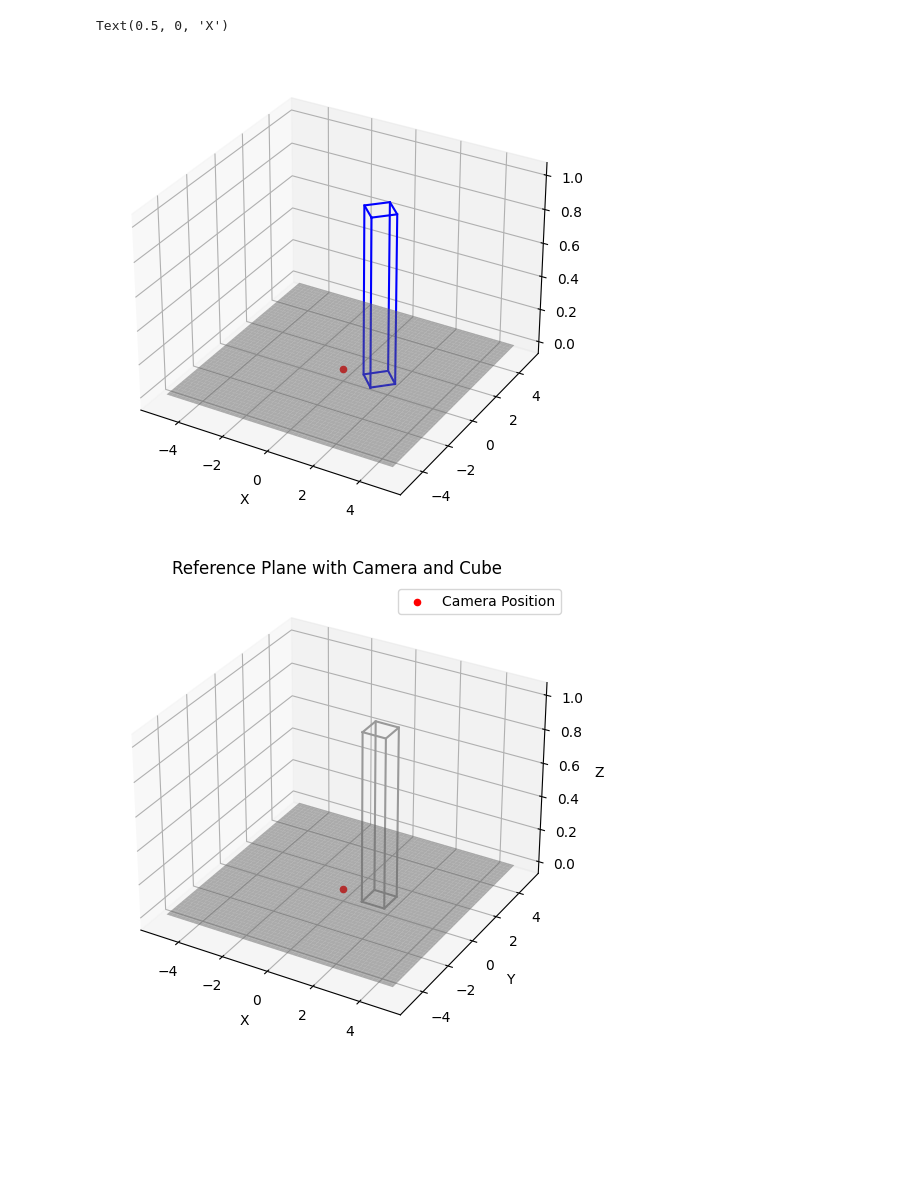
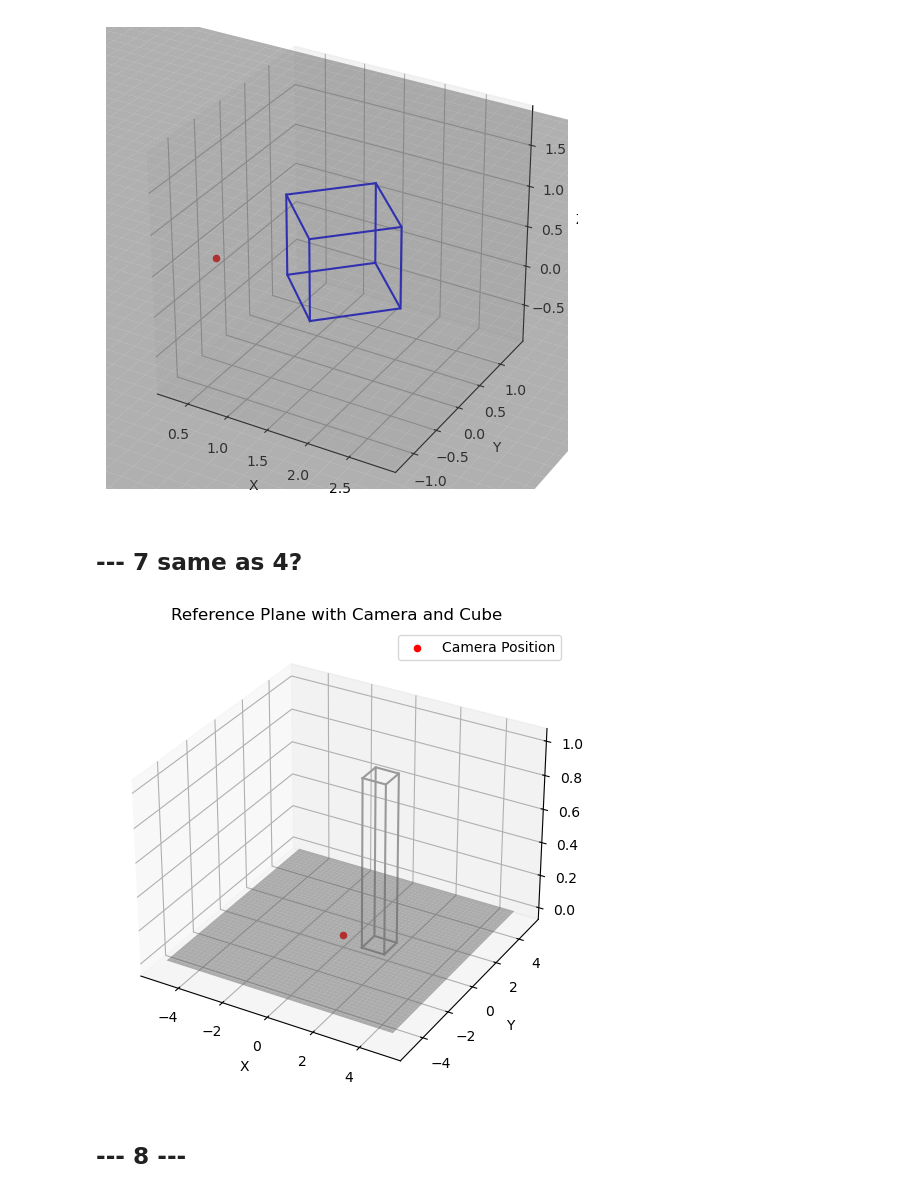
Before and after one commit to Talick123/Advanced_Python_Final_Project, a Jupyter notebook: FP.ipynb, the cells around one changed output. Cells and saved outputs as stored; diff of their text form; code cells hidden in the pictures; blank space fills up the shorter version.

```diff
--- a/FP.ipynb
+++ b/FP.ipynb
@@ -163,7 +171,11 @@ ax.plot_surface(plane_x, plane_y, plane_z, color='gray', alpha=0.5)  # Reference
 
 # Plot the cube edges
 for edge in cube_edges:
-    ax.plot3D(*zip(*edge), color='blue')
+    # noga
+    if (len(edge)) > 2:
+        ax.plot3D(*zip(*edge), color='cyan')
+    else:
+        ax.plot3D(*zip(*edge), color='blue')
 
 # Plot the camera position
 ax.scatter(camera_pos[0], camera_pos[1], camera_pos[2], color='red', label='Camera Position')
@@ -312,41 +328,52 @@ rotation_angle = np.pi / 4  # Rotate by 45 degrees
 # Rotate the cube around the axis passing through z=-57.7
 for i in range(len(cube_vertices)):
     cube_vertices[i] -= cube_center
     cube_vertices[i] = np.dot(rotation_matrix(rotation_axis, rotation_angle), cube_vertices[i]) + cube_center
 
 # Define the edges of the cube
 cube_edges = [
     [cube_vertices[0], cube_vertices[1], cube_vertices[2], cube_vertices[3], cube_vertices[0]],
     [cube_vertices[4], cube_vertices[5], cube_vertices[6], cube_vertices[7], cube_vertices[4]],
     [cube_vertices[0], cube_vertices[4]],
     [cube_vertices[1], cube_vertices[5]],
     [cube_vertices[2], cube_vertices[6]],
     [cube_vertices[3], cube_vertices[7]]
 ]
 
 # Plot the reference plane
 fig = plt.figure(figsize=(8, 6))
 ax = fig.add_subplot(111, projection='3d')
 ax.plot_surface(plane_x, plane_y, plane_z, color='gray', alpha=0.5)  # Reference plane
 
 # Plot the cube edges
 for edge in cube_edges:
     ax.plot3D(*zip(*edge), color='blue')
 
 # Plot the camera position
 ax.scatter(camera_pos[0], camera_pos[1], camera_pos[2], color='red', label='Camera Position')
 
+# Set aspect ratio and axis limits to make the cube look like a cube
+max_range = np.array([cube_vertices[:,0].max()-cube_vertices[:,0].min(), cube_vertices[:,1].max()-cube_vertices[:,1].min(), cube_vertices[:,2].max()-cube_vertices[:,2].min()]).max()
+ax.set_xlim(cube_center[0] - max_range, cube_center[0] + max_range)
+ax.set_ylim(cube_center[1] - max_range, cube_center[1] + max_range)
+ax.set_zlim(cube_center[2] - max_range, cube_center[2] + max_range)
+ax.set_box_aspect([2,2,2])  # Set aspect ratio to make the cube look like a cube
+
 # Set axis labels
 ax.set_xlabel('X')
+ax.set_ylabel('Y')
+ax.set_zlabel('Z')
+plt.show()
 # %% [output]
-Text(0.5, 0, 'X')
-[figure, old version]
+[figure, new version]
+# %% [markdown]
+## --- 7 same as 4?
 # %%
 import numpy as np
 import matplotlib.pyplot as plt
 from mpl_toolkits.mplot3d import Axes3D
 
-# Define rotation function
+# Define rotation function - NOGA: function not in use?
 def rotation_matrix(axis, theta):
     axis = np.asarray(axis)
     axis = axis / np.sqrt(np.dot(axis, axis))
@@ -419,7 +446,9 @@ plt.legend()
 # Show plot
 plt.show()
 # %% [output]
-[figure, old version]
+[figure, new version]
+# %% [markdown]
+## --- 8 ---
 # %%
 import numpy as np
 import matplotlib.pyplot as plt
```
Also changed, not shown: parts of 14 cells of this notebook.
